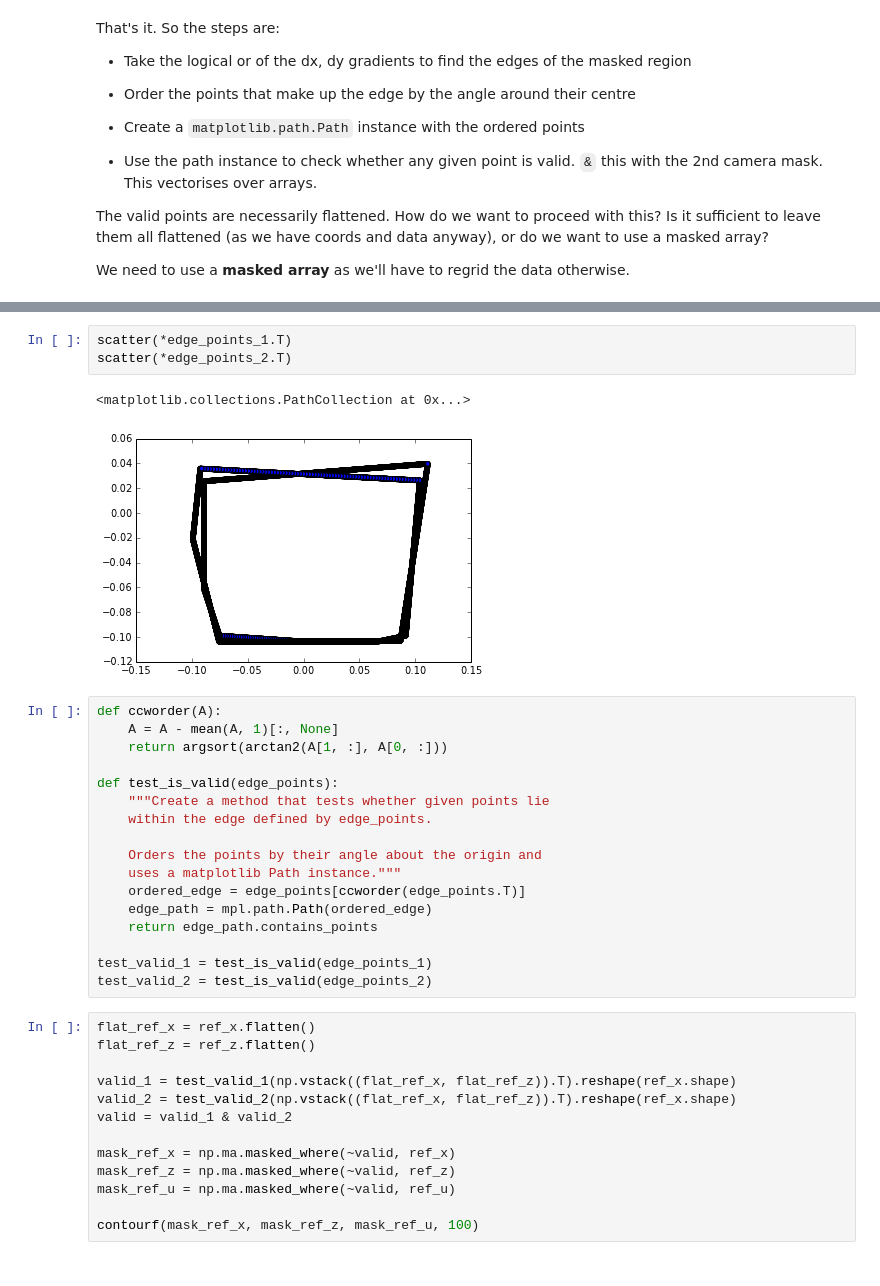
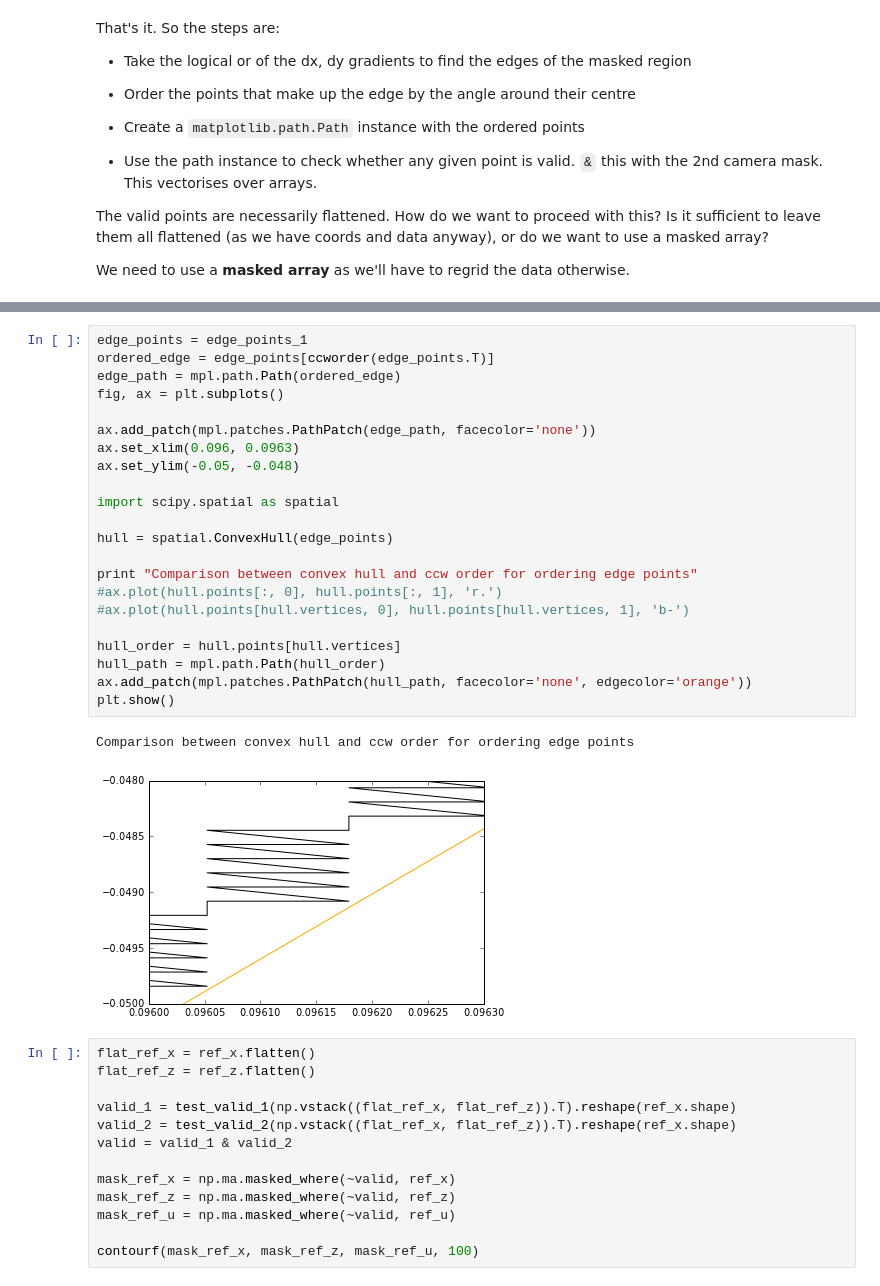
Before and after one commit to aaren/notebooks, a Jupyter notebook: piv_data_qc.ipynb, the cells around one changed output, grey strips where cells are left out. Drawn from its saved outputs; the diff is of its cells as text.

```diff
--- a/piv_data_qc.ipynb
+++ b/piv_data_qc.ipynb
@@ -309,26 +328,28 @@ edge_points_2 = find_edges_of_domain(mask_image_2, *scale_factor_2)
-# %%
-scatter(*edge_points_1.T)
-scatter(*edge_points_2.T)
-# %% [output]
-<matplotlib.collections.PathCollection at 0x...>
-[figure, removed]
-# %%
-def ccworder(A):
-    A = A - mean(A, 1)[:, None]
-    return argsort(arctan2(A[1, :], A[0, :]))
-
-def test_is_valid(edge_points):
-    """Create a method that tests whether given points lie
-    within the edge defined by edge_points.
-
-    Orders the points by their angle about the origin and
-    uses a matplotlib Path instance."""
-    ordered_edge = edge_points[ccworder(edge_points.T)]
-    edge_path = mpl.path.Path(ordered_edge)
-    return edge_path.contains_points
-
-test_valid_1 = test_is_valid(edge_points_1)
-test_valid_2 = test_is_valid(edge_points_2)
+# %%
+edge_points = edge_points_1
+ordered_edge = edge_points[ccworder(edge_points.T)]
+edge_path = mpl.path.Path(ordered_edge)
+fig, ax = plt.subplots()
+
+ax.add_patch(mpl.patches.PathPatch(edge_path, facecolor='none'))
+ax.set_xlim(0.096, 0.0963)
+ax.set_ylim(-0.05, -0.048)
+
+import scipy.spatial as spatial
+
+hull = spatial.ConvexHull(edge_points)
+
+print "Comparison between convex hull and ccw order for ordering edge points"
+#ax.plot(hull.points[:, 0], hull.points[:, 1], 'r.')
+#ax.plot(hull.points[hull.vertices, 0], hull.points[hull.vertices, 1], 'b-')
+
+hull_order = hull.points[hull.vertices]
+hull_path = mpl.path.Path(hull_order)
+ax.add_patch(mpl.patches.PathPatch(hull_path, facecolor='none', edgecolor='orange'))
+plt.show()
+# %% [output]
+Comparison between convex hull and ccw order for ordering edge points
+[figure, added]
 # %%
 flat_ref_x = ref_x.flatten()
 flat_ref_z = ref_z.flatten()
```
Also changed, not shown: parts of 10 cells of this notebook.
